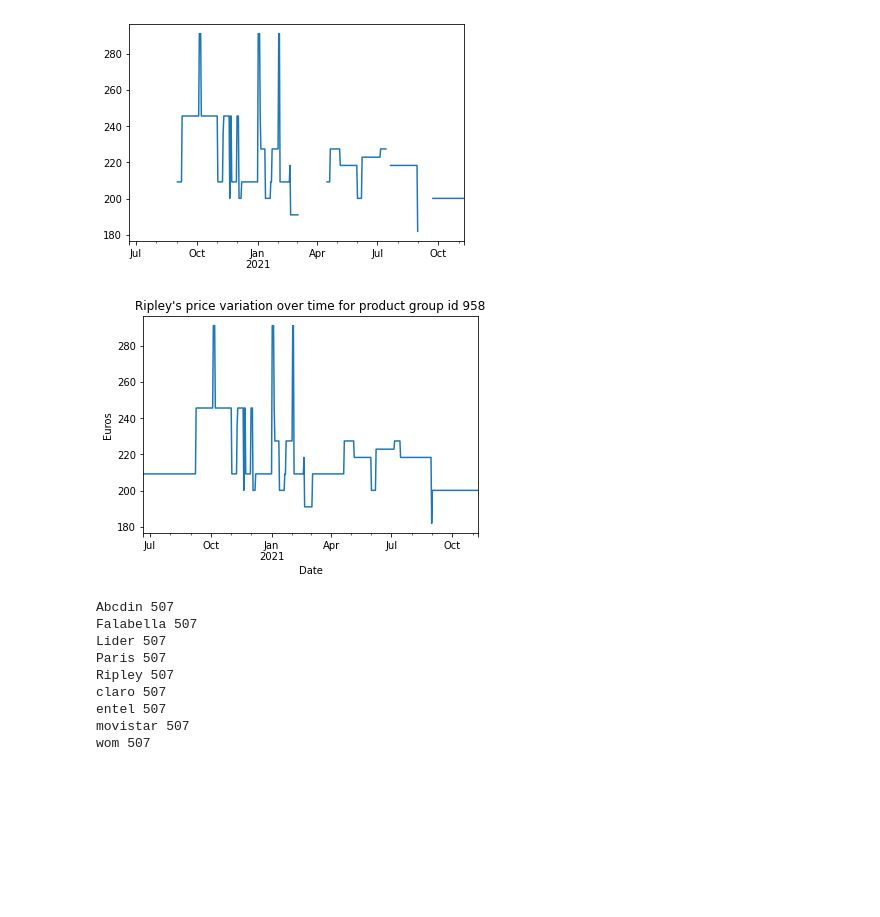
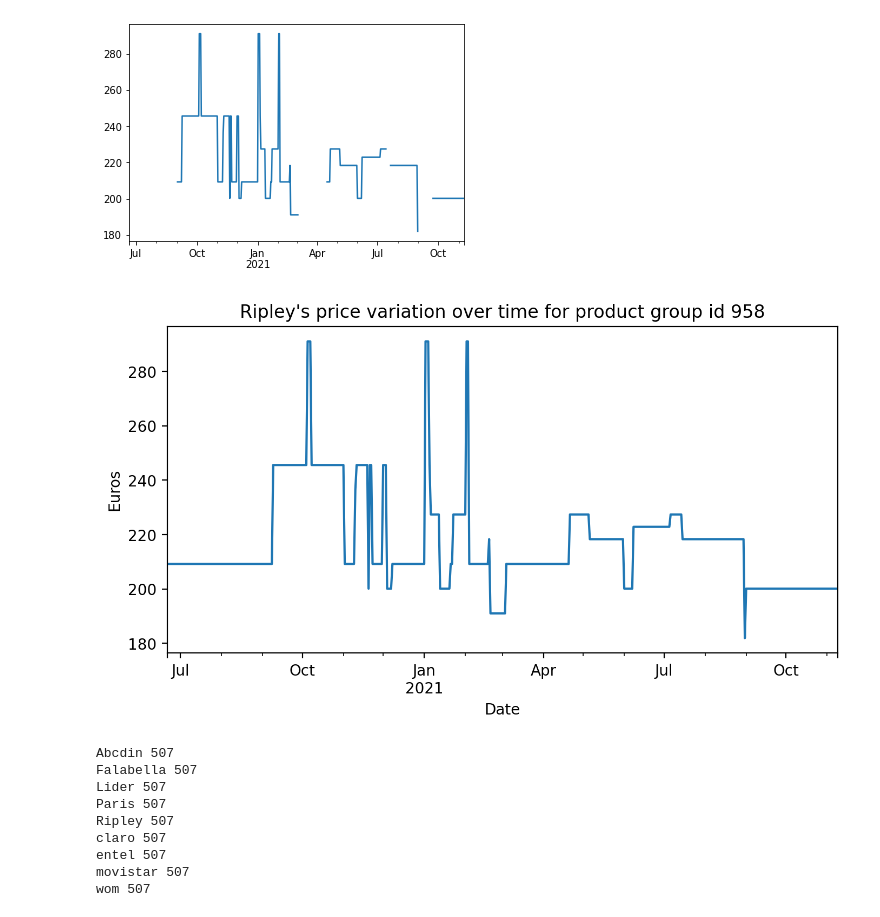
Before and after one commit to MarioCSilva/ProductPricesPrediction, a Jupyter notebook: read_files.ipynb, the cells around one changed output. Cells and saved outputs as stored; diff of their text form; code cells hidden in the pictures; blank space fills up the shorter version.

```diff
--- a/read_files.ipynb
+++ b/read_files.ipynb
@@ -158,13 +159,14 @@ df_wide["Ripley"].plot()
 # %%
 df_wide["Ripley"].fillna(method='bfill', inplace=True)
 df_wide["Ripley"].fillna(method='ffill', inplace=True)
+plt.figure(figsize=(8, 4), dpi=200)
 df_wide["Ripley"].plot()
 plt.title(f"Ripley's price variation over time for product group id {product_group_id}")
 plt.ylabel('Euros')
 plt.xlabel('Date')
 plt.show()
 # %% [output]
-[figure, old version]
+[figure, new version]
 # %%
 for comp in df_wide.keys():
     df_wide[comp].fillna(method='bfill', inplace=True)
```
Also changed, not shown: parts of 22 cells of this notebook.
